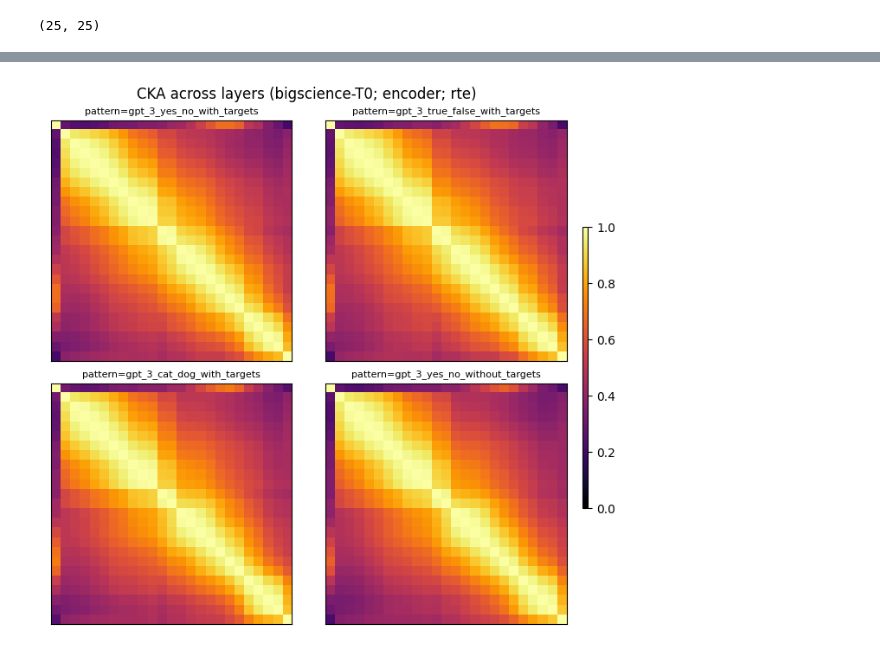
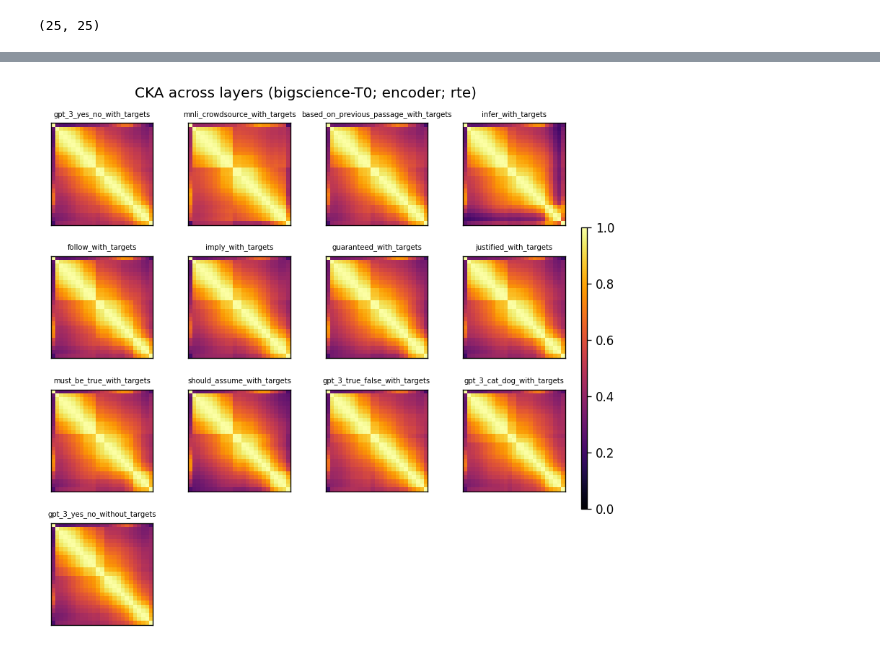
Before and after one commit to mmarius/t0-analysis, a Jupyter notebook: notebooks/T0/rte/encoder/cka_encoder_per_layer.ipynb, the cells around one changed output, grey strips where cells are left out. Saved outputs shown, nothing was run; the diff lists cells and outputs as text; code cells hidden in the pictures.

Commit message:
added latest T0 visualizations

```diff
--- a/notebooks/T0/rte/encoder/cka_encoder_per_layer.ipynb
+++ b/notebooks/T0/rte/encoder/cka_encoder_per_layer.ipynb
@@ -20,7 +23,8 @@ task = "rte"
 # %% [markdown]
 ## Prompts
 # %%
-df = read_templates_from_file(f"/t0-analysis/prompts/{task}/fixed_prompt.csv")
+df = read_templates_from_file(f"/t0-analysis/prompts/{task}/all.csv")
+# df = read_templates_from_file(f"/t0-analysis/prompts/{task}/fixed_prompt.csv")
 # df = read_templates_from_file(f"/t0-analysis/prompts/{task}/fixed_target_yes_no.csv")
 display(df)
 # %% [output]
@@ -77,3 +47,19 @@ elif task == 'wic':
+# %%
+use_pattern = [
+    "gpt_3_yes_no_with_targets",
+    "mnli_crowdsource_with_targets",
+    "based_on_previous_passage_with_targets",
+    "infer_with_targets",
+    "follow_with_targets",
+    "imply_with_targets",
+    "guaranteed_with_targets",
+    "justified_with_targets",
+    "must_be_true_with_targets",
+    "should_assume_with_targets",
+    "gpt_3_true_false_with_targets",
+    "gpt_3_cat_dog_with_targets",
+    "gpt_3_yes_no_without_targets",
+]
 # %%
 representations = {}
 
@@ -133,7 +119,7 @@ for pattern in list(cka_scores_pattern.keys())[:]:
     axes.set_ylabel("layer", fontsize=8)
     axes.set_yticks(np.arange(len(values)))
 
-    axes.set_title(f"CKA({model}; {module}; {task}; pattern={pattern})", fontsize=8)
+    axes.set_title(f"CKA({model}; {module}; {task}; {pattern})", fontsize=8)
 
     plt.tight_layout()
     plt.show()
@@ -146,35 +141,35 @@ for pattern in list(cka_scores_pattern.keys())[:]:
 # %%
-plt.figure(figsize=(6.5, 6.5), dpi=100)
+plt.figure(figsize=(6.5, 6.5), dpi=120)
 
 for l, pattern in enumerate(cka_scores_pattern.keys()):
     values = cka_scores_pattern[pattern]
 
-    plt.subplot(2, 2, l+1)
+    plt.subplot(4, 4, l+1)
     axes = plt.gca()
     axes.get_xaxis().set_visible(False)
     axes.get_yaxis().set_visible(False)
     im = axes.imshow(values, cmap='inferno', vmin=0.0, vmax=1.0)
     # Create colorbar
     # cbar = axes.figure.colorbar(im, ax=axes)
     # cbar.ax.set_ylabel("", rotation=-90, va="bottom")
 
     axes.set_xlabel("template", fontsize=8)
     axes.set_xticks(np.arange(len(values)))
     axes.set_ylabel("template", fontsize=8)
     axes.set_yticks(np.arange(len(values)))
 
     # axes.set_title(f"Pairwise CKA ({model}; {module}; {task}; layer={layer})", fontsize=8)
-    axes.set_title(f"pattern={pattern}", fontsize=8)
+    axes.set_title(f"{pattern}", fontsize=6)
 
 # add colorbar
 fig = plt.gcf()
 fig.subplots_adjust(right=0.8)
 cbar_ax = fig.add_axes([0.99, 0.23, 0.01, 0.5])
 fig.colorbar(im, cax=cbar_ax)
 
 plt.suptitle(f"CKA across layers ({model}; {module}; {task})")
 plt.tight_layout(h_pad=2.0)
 plt.show()
 plt.close();
 # %% [output]
-[figure, old version]
+[figure, new version]
```
Also changed, not shown: parts of 6 cells of this notebook, 23 other files.
